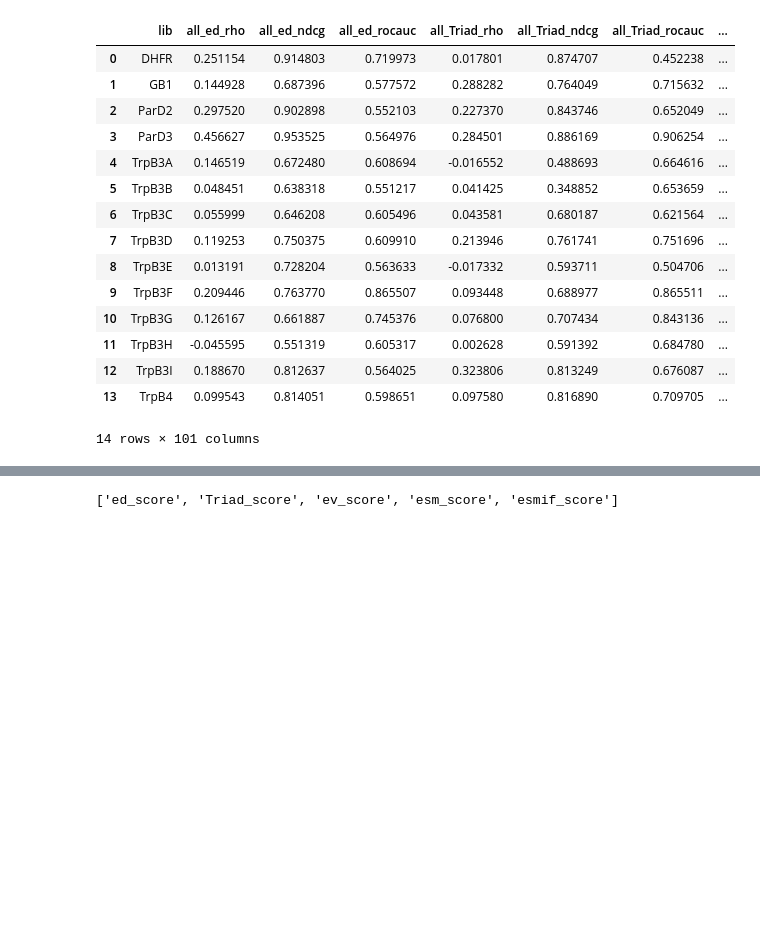
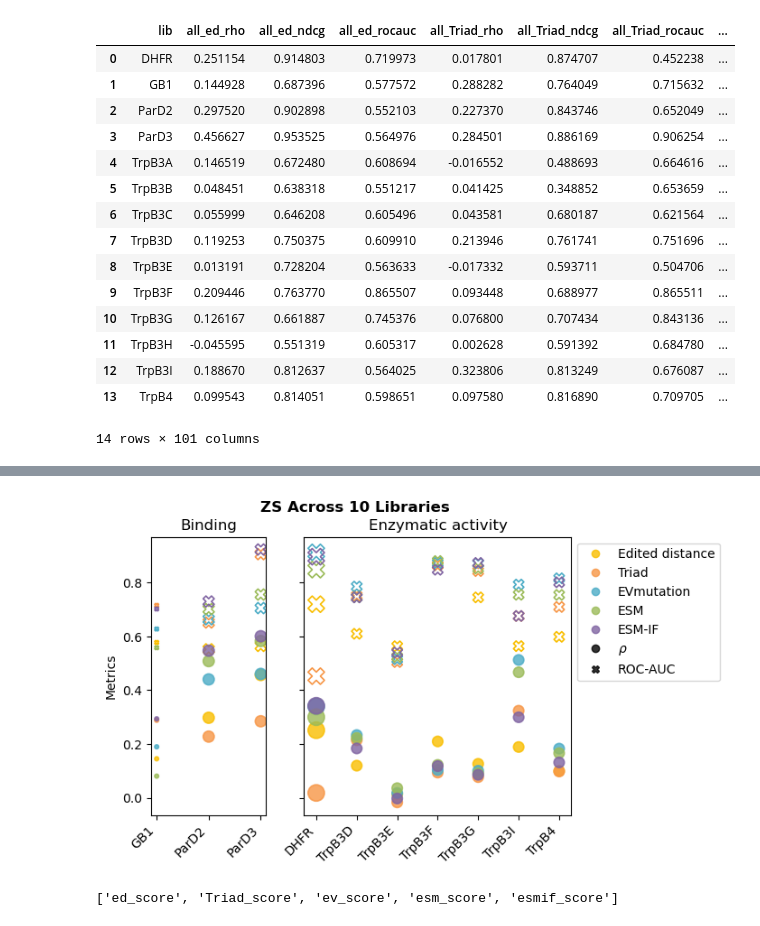
Before and after one commit to fhalab/SSMuLA, a Jupyter notebook: sandbox/zs_corr.ipynb, the cells around one changed output, grey strips where cells are left out. Saved outputs shown, nothing was run; the diff lists cells and outputs as text; code cells hidden in the pictures; blank space fills up the shorter version.

```diff
--- a/sandbox/zs_corr.ipynb
+++ b/sandbox/zs_corr.ipynb
@@ -234,0 +360,79 @@ zs_df
+# %%
+slice_zs = zs_append_msa[zs_append_msa["lib"].isin(active_lib_list)]
+
+fig, axes = plt.subplots(
+    1, 2, figsize=(6, 4), sharey=True, gridspec_kw={"width_ratios": [3, 7]}
+)
+
+zs_color_list = ["yellow", "orange", "blue", "green", "purple", "red"]
+
+for i, zs in enumerate(ZS_OPTS):
+    zs_color = PRESENTATION_PALETTE_SATURATE[zs_color_list[i]]
+
+    zs_common_metric = "all_" + zs.split("_")[0]
+
+    for j, lib_type in enumerate(LIB_TYPES):
+
+        df = slice_zs[slice_zs["type"] == lib_type].copy()
+
+        # left binding
+        axes[j].scatter(
+            df["lib"],
+            df[f"{zs_common_metric}_rho"],
+            marker="o",
+            alpha=0.8,
+            color=zs_color,
+            linewidth=1.2,
+            s=df["msa"]/100+10,
+        )
+
+        # left binding
+        axes[j].scatter(
+            df["lib"],
+            df[f"{zs_common_metric}_rocauc"],
+            marker="X",
+            edgecolor=zs_color,
+            facecolor="none",
+            linewidth=1.2,
+            s=df["msa"]/100+10,
+        )
+
+for a, ax in enumerate(axes):
+    ax.set_xticklabels(ax.get_xticklabels(), rotation=45, ha="right")
+    axes[a].set_title(LIB_TYPES[a])
+
+axes[0].set_ylabel("Metrics")
+
+legend_list_zs = []
+for i, zs in enumerate(ZS_OPTS):
+    legend_list_zs.append(
+        Line2D(
+            [0],
+            [0],
+            marker="o",
+            linestyle="none",
+            color=PRESENTATION_PALETTE_SATURATE[zs_color_list[i]],
+            label=ZS_OPTS_LEGEND[zs],
+            alpha=0.8,
+        )
+    )
+
+for marker, label in zip(["o", "X"], [r"$\rho$", "ROC-AUC"]):
+    legend_list.append(
+        Line2D(
+            [0],
+            [0],
+            marker=marker,
+            linestyle="none",
+            color="black",
+            alpha=0.8,
+            label=label,
+        )
+    )
+
+axes[1].legend(handles = legend_list_zs, loc="upper left", bbox_to_anchor=(1, 1), title="ZS predictors")
+
+
+plt.suptitle("ZS Across 10 Libraries", fontsize=12, fontweight="bold")
+    # label=zs,
+# %% [output]
@@ -234,0 +440 @@ zs_df
+[figure, added]
```
Also changed, not shown: parts of 16 cells of this notebook, 5 other files.
